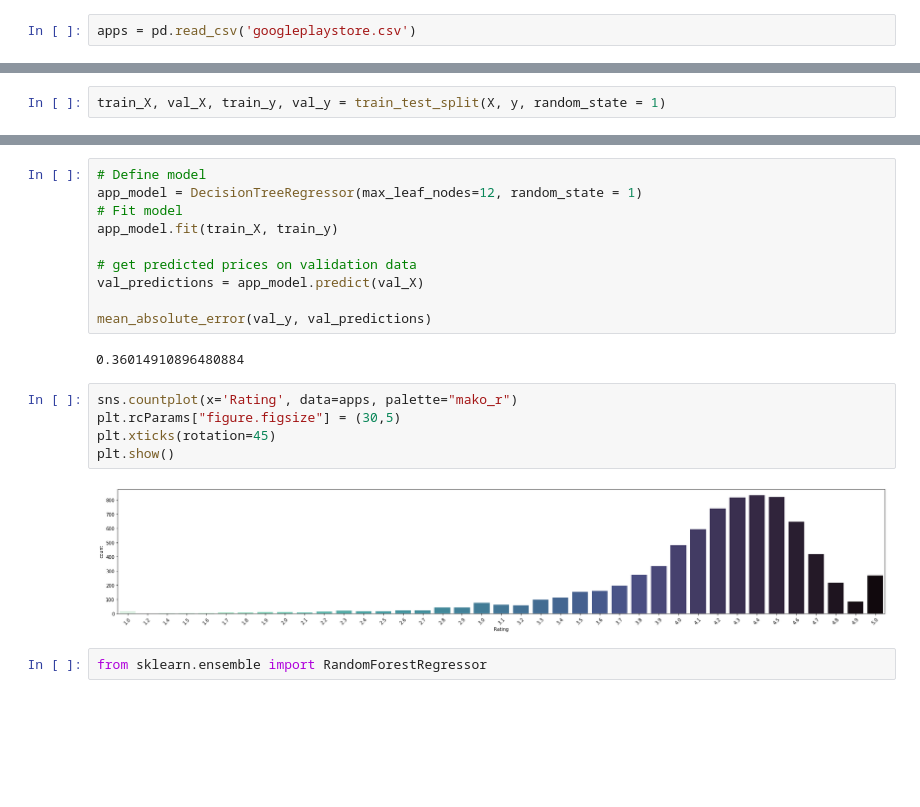
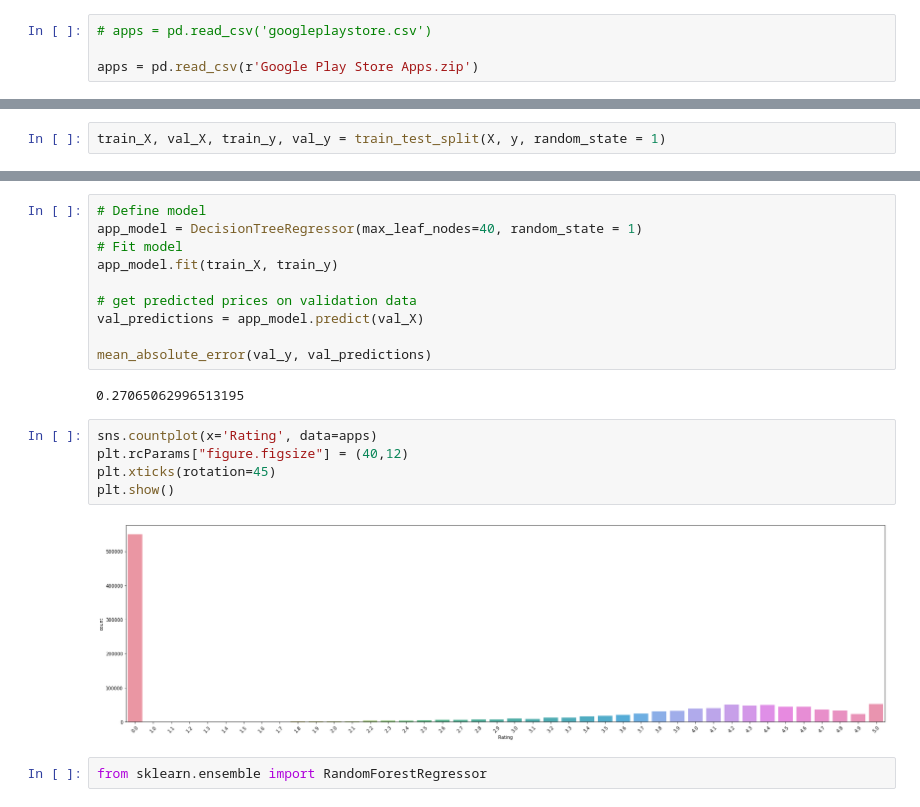
Before and after one commit to Superocker50/CMPT-353-Final-Project, a Jupyter notebook: machine-learning.ipynb, the cells around one changed output, grey strips where cells are left out. Saved outputs shown, nothing was run; the diff lists cells and outputs as text; blank space fills up the shorter version.

Commit message:
use Google Play Store Apps.zip data

```diff
--- a/machine-learning.ipynb
+++ b/machine-learning.ipynb
@@ -4,4 +4,6 @@ import pandas as pd
 import matplotlib.pyplot as plt
 import seaborn as sns
 # %%
-apps = pd.read_csv('googleplaystore.csv')
+# apps = pd.read_csv('googleplaystore.csv')
+
+apps = pd.read_csv(r'Google Play Store Apps.zip')
@@ -204,6 +247,6 @@ scores
 # %%
 # Define model
-app_model = DecisionTreeRegressor(max_leaf_nodes=12, random_state = 1)
+app_model = DecisionTreeRegressor(max_leaf_nodes=40, random_state = 1)
 # Fit model
 app_model.fit(train_X, train_y)
 
@@ -212,14 +255,14 @@ val_predictions = app_model.predict(val_X)
 
 mean_absolute_error(val_y, val_predictions)
 # %% [output]
-0.36014910896480884
+0.27065062996513195
 # %%
-sns.countplot(x='Rating', data=apps, palette="mako_r")
-plt.rcParams["figure.figsize"] = (30,5)
+sns.countplot(x='Rating', data=apps)
+plt.rcParams["figure.figsize"] = (40,12)
 plt.xticks(rotation=45)
 plt.show()
 # %% [output]
-[figure, old version]
+[figure, new version]
 # %%
 from sklearn.ensemble import RandomForestRegressor
 # %%
```
Also changed, not shown: parts of 25 cells of this notebook.
